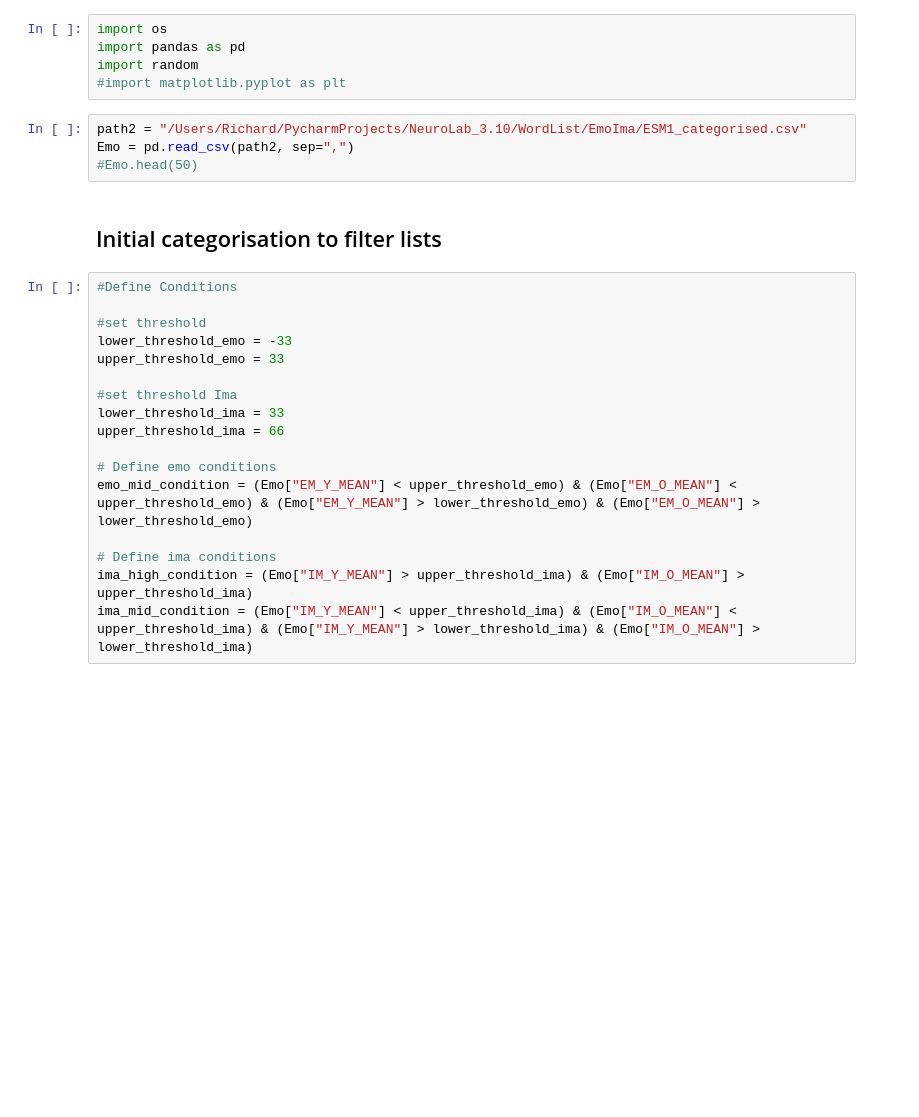
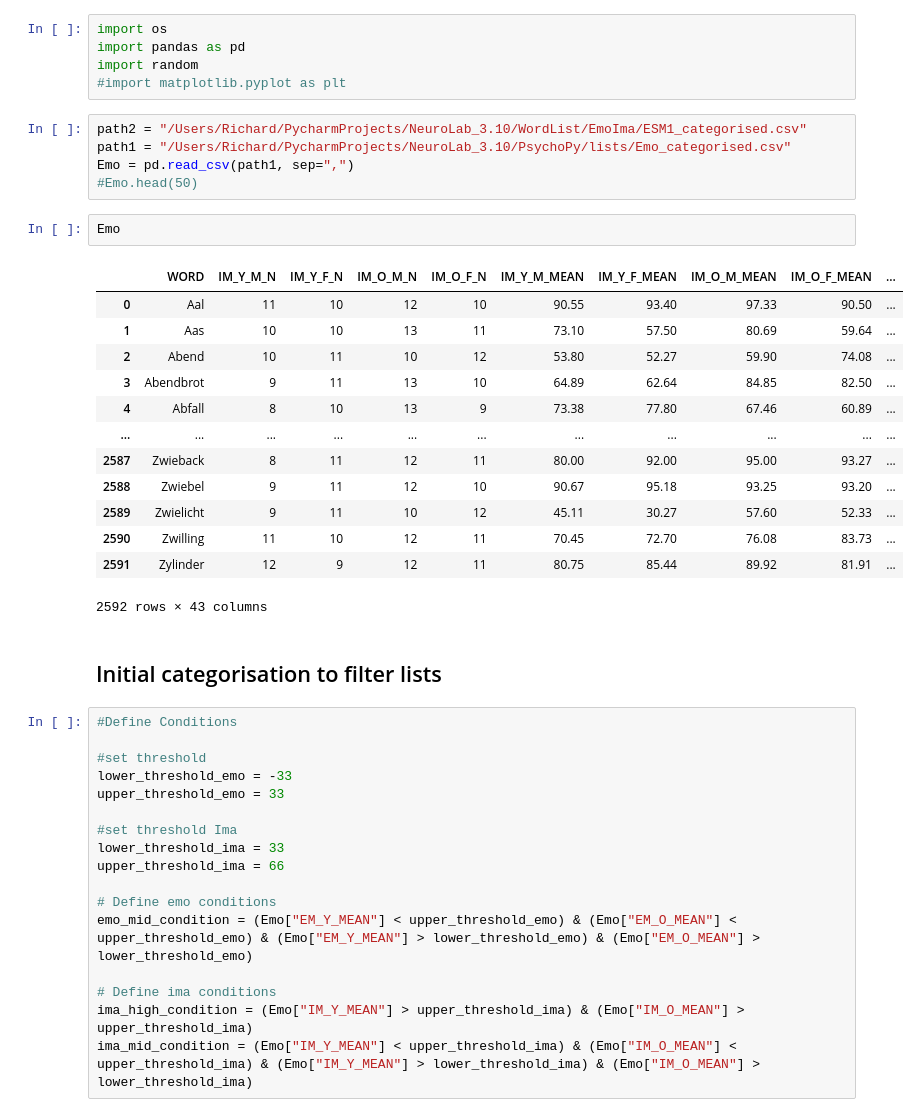
Before and after one commit to AlfredSwitchog/NeuroLab_3.10, a Jupyter notebook: PsychoPy/generate_word_pair_list.ipynb, the cells around one changed output. Cells and saved outputs as stored; diff of their text form; blank space fills up the shorter version.

```diff
--- a/PsychoPy/generate_word_pair_list.ipynb
+++ b/PsychoPy/generate_word_pair_list.ipynb
@@ -5,8 +5,25 @@ import random
 #import matplotlib.pyplot as plt
 # %%
 path2 = "/Users/Richard/PycharmProjects/NeuroLab_3.10/WordList/EmoIma/ESM1_categorised.csv"
-Emo = pd.read_csv(path2, sep=",")
+path1 = "/Users/Richard/PycharmProjects/NeuroLab_3.10/PsychoPy/lists/Emo_categorised.csv"
+Emo = pd.read_csv(path1, sep=",")
 #Emo.head(50)
+# %%
+Emo
+# %% [output]
+|  | WORD | IM_Y_M_N | IM_Y_F_N | IM_O_M_N | IM_O_F_N | IM_Y_M_MEAN | IM_Y_F_MEAN | IM_O_M_MEAN | IM_O_F_MEAN | ... |
+| 0 | Aal | 11 | 10 | 12 | 10 | 90.55 | 93.40 | 97.33 | 90.50 | ... |
+| 1 | Aas | 10 | 10 | 13 | 11 | 73.10 | 57.50 | 80.69 | 59.64 | ... |
+| 2 | Abend | 10 | 11 | 10 | 12 | 53.80 | 52.27 | 59.90 | 74.08 | ... |
+| 3 | Abendbrot | 9 | 11 | 13 | 10 | 64.89 | 62.64 | 84.85 | 82.50 | ... |
+| 4 | Abfall | 8 | 10 | 13 | 9 | 73.38 | 77.80 | 67.46 | 60.89 | ... |
+| ... | ... | ... | ... | ... | ... | ... | ... | ... | ... | ... |
+| 2587 | Zwieback | 8 | 11 | 12 | 11 | 80.00 | 92.00 | 95.00 | 93.27 | ... |
+| 2588 | Zwiebel | 9 | 11 | 12 | 10 | 90.67 | 95.18 | 93.25 | 93.20 | ... |
+| 2589 | Zwielicht | 9 | 11 | 10 | 12 | 45.11 | 30.27 | 57.60 | 52.33 | ... |
+| 2590 | Zwilling | 11 | 10 | 12 | 11 | 70.45 | 72.70 | 76.08 | 83.73 | ... |
+| 2591 | Zylinder | 12 | 9 | 12 | 11 | 80.75 | 85.44 | 89.92 | 81.91 | ... |
+2592 rows × 43 columns
 # %% [markdown]
 ## Initial categorisation to filter lists
 # %%
```
Also changed, not shown: parts of 30 cells of this notebook, 22 other files.
